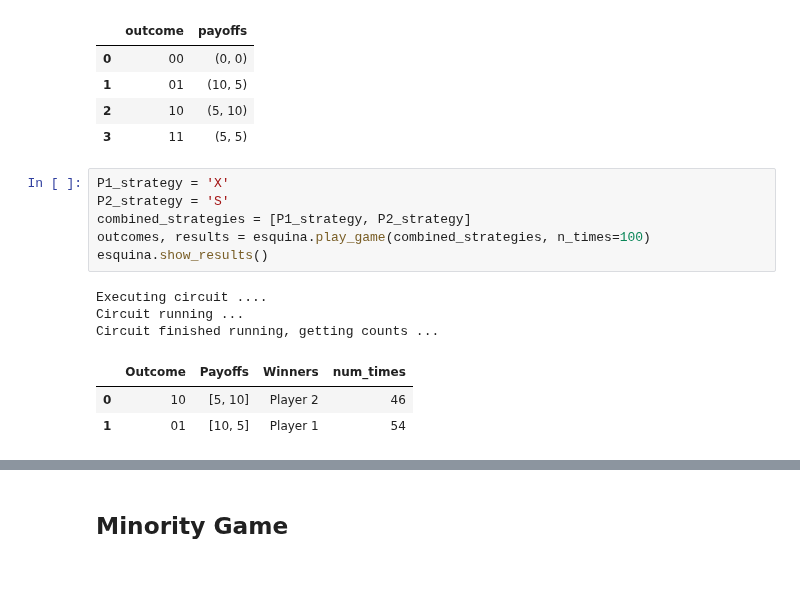
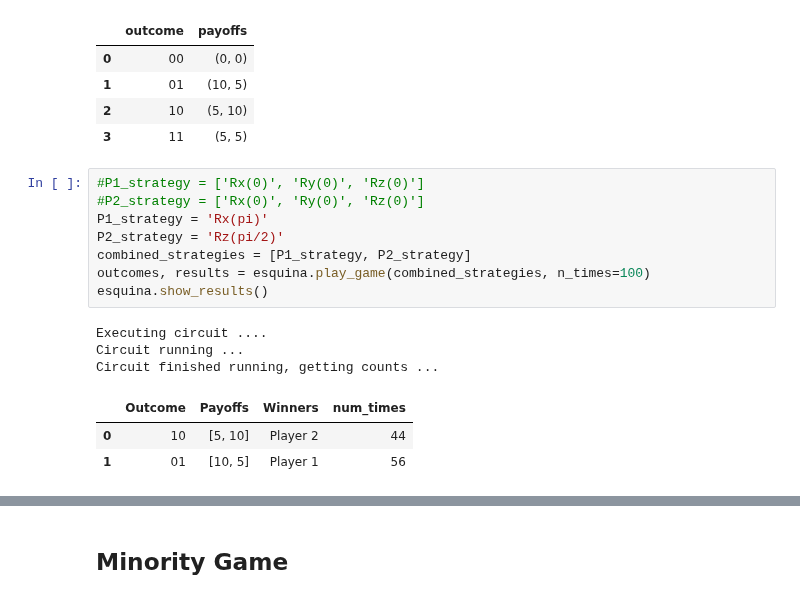
Before and after one commit to agustinsilva447/Quantum-Game-Theory, a Jupyter notebook: qikit-quantum-game-theory/notebooks/QGT_test.ipynb, the cells around one changed output, grey strips where cells are left out. Drawn from its saved outputs; the diff is of its cells as text.

```diff
--- a/qikit-quantum-game-theory/notebooks/QGT_test.ipynb
+++ b/qikit-quantum-game-theory/notebooks/QGT_test.ipynb
@@ -66,15 +22,17 @@ Payoffs:
 | 2 | 10 | (5, 10) |
 | 3 | 11 | (5, 5) |
 # %%
-P1_strategy = 'X'
-P2_strategy = 'S'
+#P1_strategy = ['Rx(0)', 'Ry(0)', 'Rz(0)']
+#P2_strategy = ['Rx(0)', 'Ry(0)', 'Rz(0)']
+P1_strategy = 'Rx(pi)'
+P2_strategy = 'Rz(pi/2)'
 combined_strategies = [P1_strategy, P2_strategy]
 outcomes, results = esquina.play_game(combined_strategies, n_times=100)
 esquina.show_results()
 # %% [output]
 Executing circuit ....
 Circuit running ...
 Circuit finished running, getting counts ...
 |  | Outcome | Payoffs | Winners | num_times |
-| 0 | 10 | [5, 10] | Player 2 | 46 |
-| 1 | 01 | [10, 5] | Player 1 | 54 |
+| 0 | 10 | [5, 10] | Player 2 | 44 |
+| 1 | 01 | [10, 5] | Player 1 | 56 |
```
Also changed, not shown: parts of 10 cells of this notebook, 4 other files.
